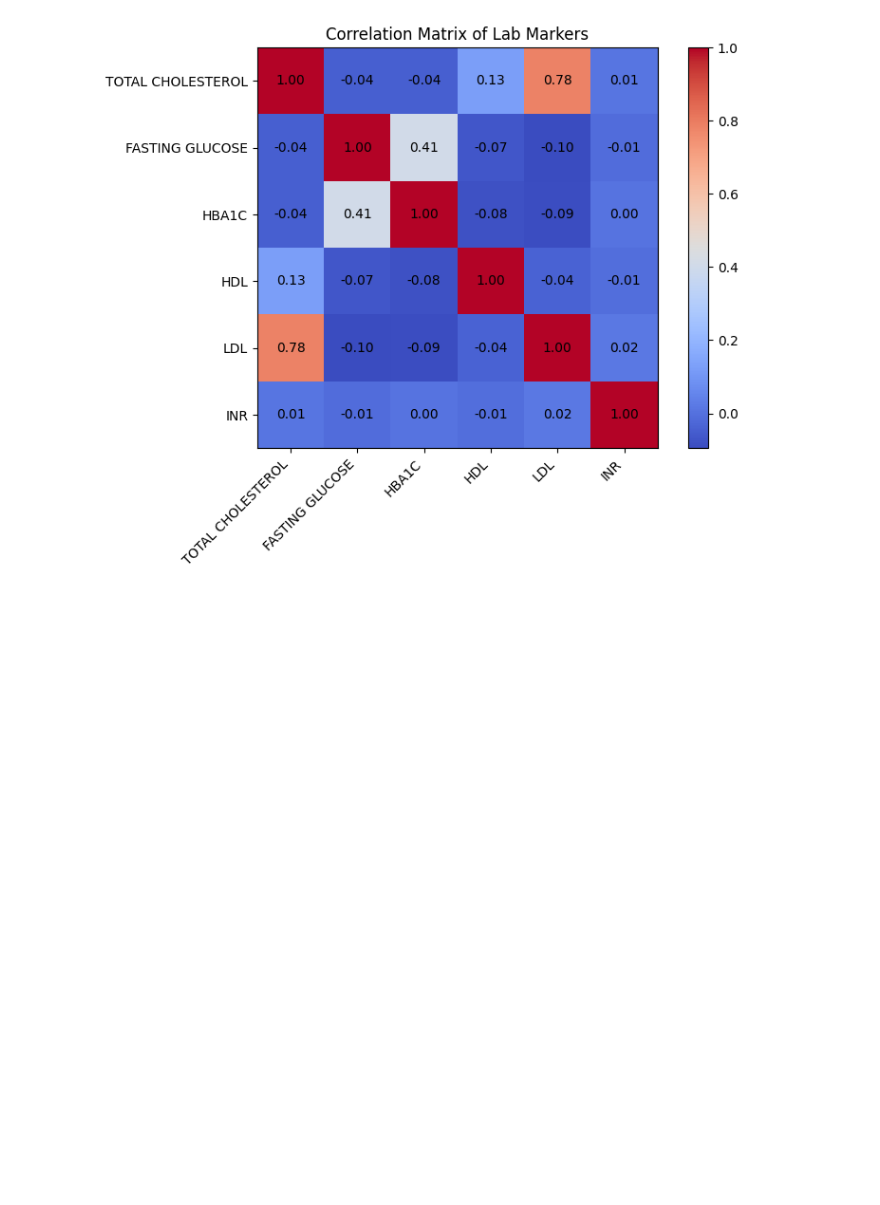
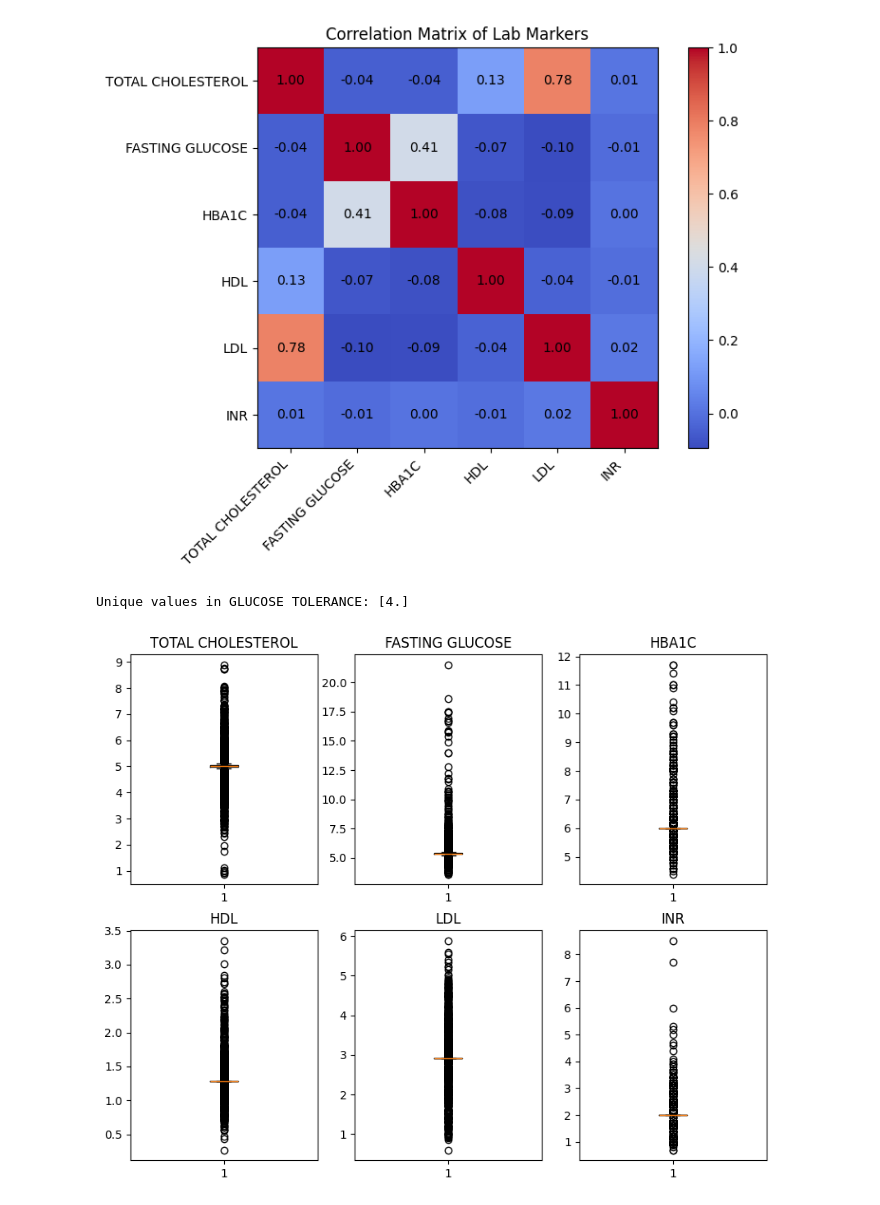
Before and after one commit to victoriaktruong/CPCSSN-Group-Project, a Jupyter notebook: EDA.ipynb, the cells around one changed output. Cells and saved outputs as stored; diff of their text form; code cells hidden in the pictures; blank space fills up the shorter version.

```diff
--- a/EDA.ipynb
+++ b/EDA.ipynb
@@ -128,3 +146,32 @@ LDL                1.000000  0.018753                NaN
 INR                0.018753  1.000000                NaN
 GLUCOSE TOLERANCE       NaN       NaN                NaN
 [figure]
+# %%
+#Why is glucose tolerance NaN?
+#There was just 1 observation = 4 in the dataset and GLUCOSE TOLERANCE was imputed with mean
+#Therefore maybe we should drop the variable?
+print("Unique values in GLUCOSE TOLERANCE:", df_all_vars['GLUCOSE TOLERANCE'].unique())
+# %% [output]
+Unique values in GLUCOSE TOLERANCE: [4.]
+# %%
+#Based on summary statistics and the histograms, we might need to analyze outliers
+plt.figure(figsize=(10, 8))
+for i, col in enumerate(lab_cols, 1):
+    plt.subplot(2, 3, i)plt.figure(figsize=(12, 5))  # Increased figure size for clarity
+plt.subplot(1, 2, 1)
+plt.scatter(df_all_vars['TOTAL CHOLESTEROL'], df_all_vars['LDL'], alpha=0.5)
+plt.xlabel('Total Cholesterol')
+plt.ylabel('LDL')
+plt.title('Total Cholesterol vs LDL')
+plt.subplot(1, 2, 2)
+plt.scatter(df_all_vars['FASTING GLUCOSE'], df_all_vars['HBA1C'], alpha=0.5)
+plt.xlabel('Fasting Glucose')
+plt.ylabel('HBA1C')
+plt.title('Fasting Glucose vs HBA1C')
+plt.tight_layout(pad=2.0)  # Added padding to prevent overlap
+plt.show()
+    plt.boxplot(df_all_vars[col])
+    plt.title(col.replace('_', ' '))
+plt.show()
+# %% [output]
+[figure, added]
```
Also changed, not shown: parts of 3 cells of this notebook.
